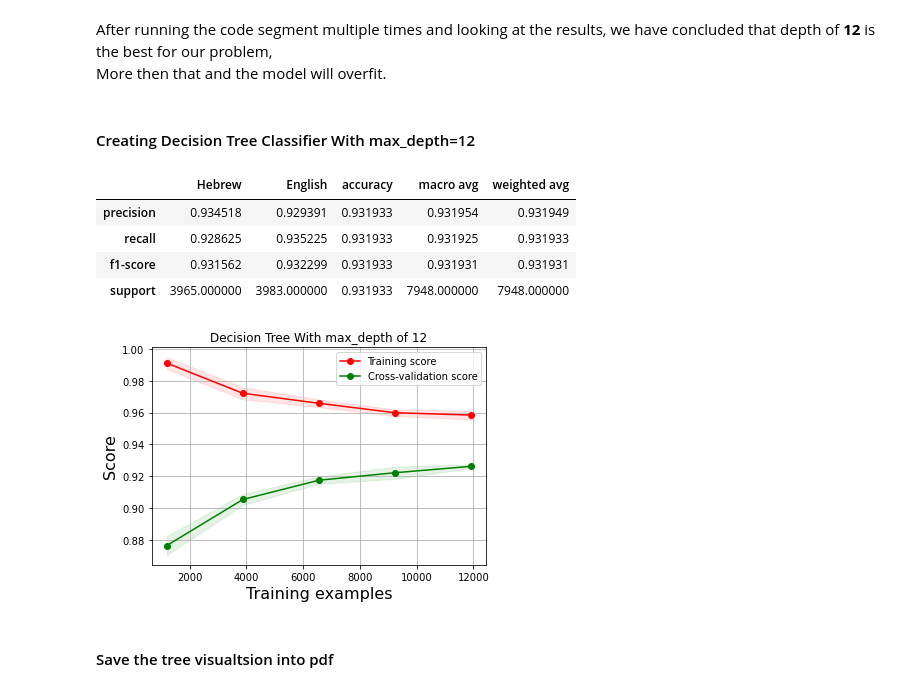
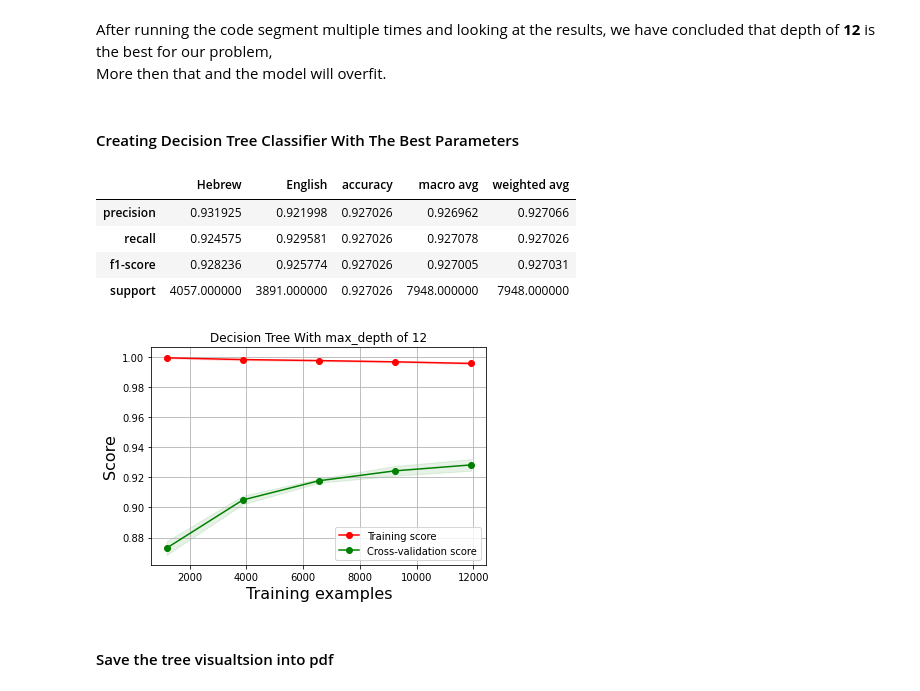
Before and after one commit to DanielBotnik/LanguageDetectionProject, a Jupyter notebook: main.ipynb, the cells around one changed output. Drawn from its saved outputs; the diff is of its cells as text; code cells hidden in the pictures.

Commit message:
added cross-val graphs

```diff
--- a/main.ipynb
+++ b/main.ipynb
@@ -168,13 +198,0 @@ Gradient Decision Tree Classifier achived the best score: 0.9291107382550337 wit
-# %%
-points = []
-plt.xlabel('max depth',size=16)
-plt.ylabel('tree score',size=16)
-for i in range(3,25):
-    clf = DecisionTreeClassifier(max_depth=i)
-    clf.fit(X_train,y_train)
-    point_y=clf.score(X_test,y_test)
-    points.append((i,point_y))
-    plt.scatter(i,point_y,color='lightblue')
-top_score = max(np.array(points)[:,1])
-best_score = points[np.where(np.array(points)[:,1] >= top_score)[0][0]]
-print(f'The best score {best_score[1]} was achived with max_depth={best_score[0]}')
@@ -185,22 +216,22 @@ The best score 0.9363361852038249 was achived with max_depth=14
 After running the code segment multiple times and looking at the results, we have concluded that depth of **12** is the best for our problem,
 More then that and the model will overfit.
 # %% [markdown]
-#### Creating Decision Tree Classifier With max_depth=12
+#### Creating Decision Tree Classifier With The Best Parameters
 # %%
-clf = DecisionTreeClassifier(max_depth=12)
+clf = DecisionTreeClassifier()
 clf.fit(X_train,y_train)
 y_preds=clf.predict(X_test)
 report = pd.DataFrame(classification_report(y_test,y_preds,target_names=['Hebrew','English'],output_dict=True))
 scores['Tree'] = report['accuracy'][0]
 plot_learning_curve(clf,'Decision Tree With max_depth of 12',X,y,cv=ShuffleSplit(test_size=TEST_SIZE))
 report
 # %% [output]
 |  | Hebrew | English | accuracy | macro avg | weighted avg |
-| precision | 0.934518 | 0.929391 | 0.931933 | 0.931954 | 0.931949 |
-| recall | 0.928625 | 0.935225 | 0.931933 | 0.931925 | 0.931933 |
-| f1-score | 0.931562 | 0.932299 | 0.931933 | 0.931931 | 0.931931 |
-| support | 3965.000000 | 3983.000000 | 0.931933 | 7948.000000 | 7948.000000 |
+| precision | 0.931925 | 0.921998 | 0.927026 | 0.926962 | 0.927066 |
+| recall | 0.924575 | 0.929581 | 0.927026 | 0.927078 | 0.927026 |
+| f1-score | 0.928236 | 0.925774 | 0.927026 | 0.927005 | 0.927031 |
+| support | 4057.000000 | 3891.000000 | 0.927026 | 7948.000000 | 7948.000000 |
-[figure, old version]
+[figure, new version]
 # %% [markdown]
 #### Save the tree visualtsion into pdf
 # %%
```
Also changed, not shown: parts of 15 cells of this notebook.
